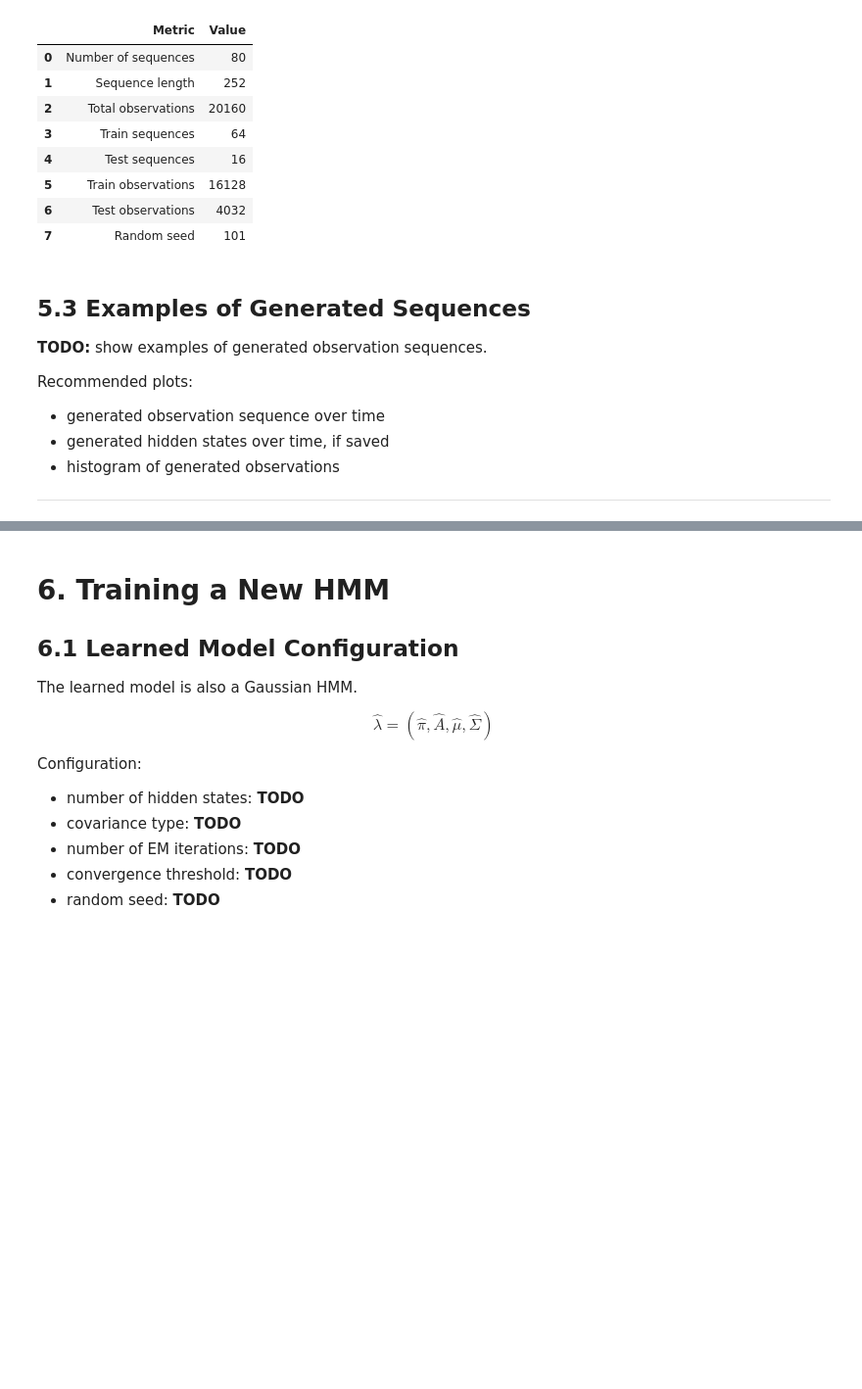
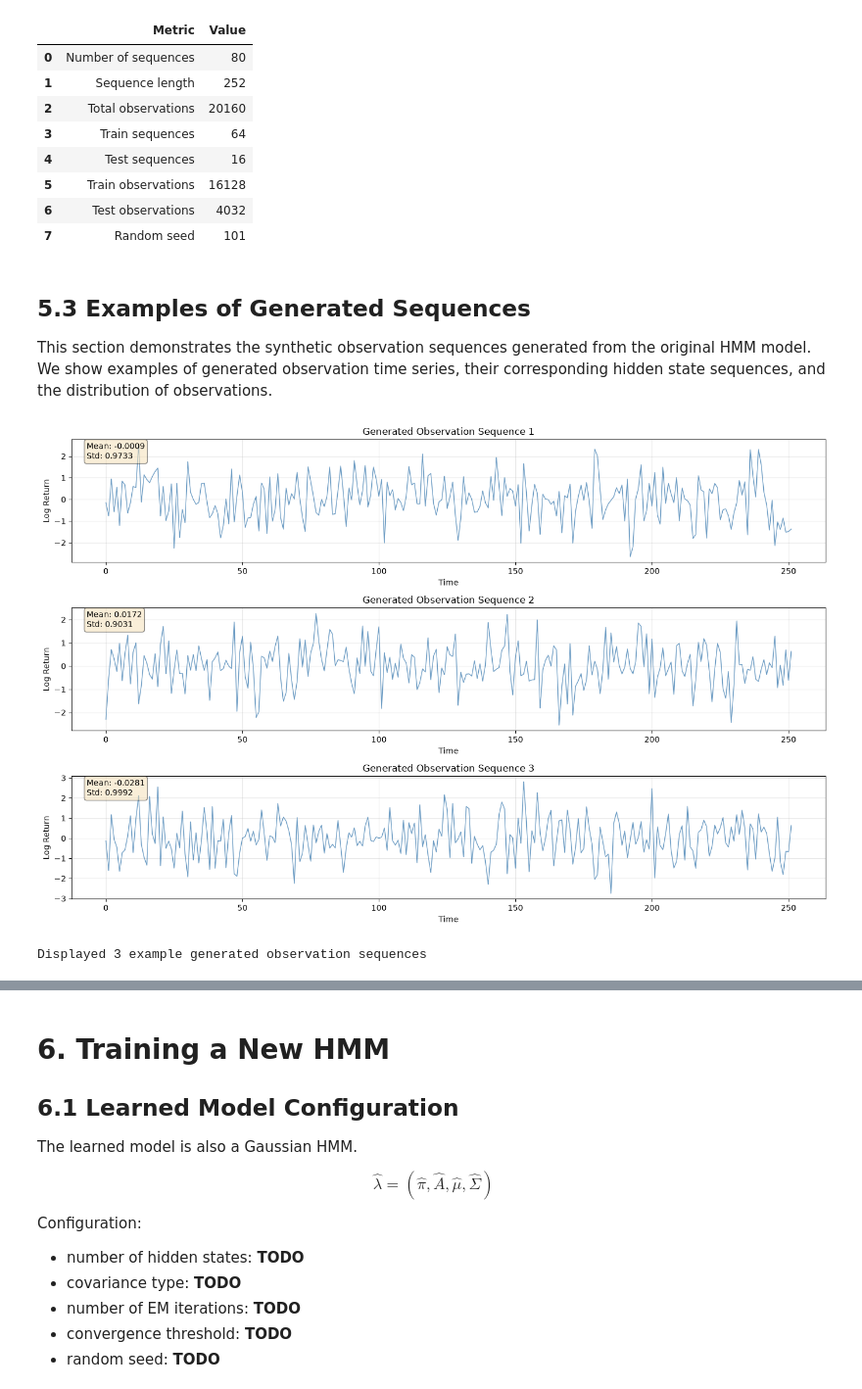
Before and after one commit to davidazimov069-maker/Advanced_Methods_in_ML, a Jupyter notebook: HMM_Project_DavidAndAviad.ipynb, the cells around one changed output, grey strips where cells are left out. Shown at 98% size. Saved outputs shown, nothing was run; the diff lists cells and outputs as text; code cells hidden in the pictures; blank space fills up the shorter version.

```diff
--- a/HMM_Project_DavidAndAviad.ipynb
+++ b/HMM_Project_DavidAndAviad.ipynb
@@ -1151,12 +1143,48 @@ generated_dataset_summary
 
 ## 5.3 Examples of Generated Sequences
 
-**TODO:** show examples of generated observation sequences.
-
-Recommended plots:
-
-* generated observation sequence over time
-* generated hidden states over time, if saved
-* histogram of generated observations
-
----
+This section demonstrates the synthetic observation sequences generated from the original HMM model. We show examples of generated observation time series, their corresponding hidden state sequences, and the distribution of observations.
+# %%
+# Example: Plot several generated observation sequences
+# Ensure required variables are defined (from synthetic sampling section)
+try:
+    synthetic_observations
+except NameError:
+    # Define variables if synthetic sampling cell wasn't run
+    SYNTHETIC_SEQUENCE_LENGTH = 252
+    N_SYNTHETIC_SEQUENCES = 80
+    # Create dummy data for visualization
+    print("Warning: Running visualization without synthetic data. Generate data first by running the sampling cell.")
+    synthetic_observations = np.random.randn(20160, 1)  # Dummy data
+    synthetic_hidden_states = np.random.randint(0, 2, 20160)
+
+num_examples = 3
+fig, axes = plt.subplots(num_examples, 1, figsize=(14, 3 * num_examples))
+
+for idx in range(num_examples):
+    seq_idx = idx  # Show first few sequences
+    start_idx = seq_idx * SYNTHETIC_SEQUENCE_LENGTH
+    end_idx = (seq_idx + 1) * SYNTHETIC_SEQUENCE_LENGTH
+
+    seq_data = synthetic_observations[start_idx:end_idx]
+
+    axes[idx].plot(seq_data, linewidth=1, color='steelblue', alpha=0.8)
+    axes[idx].set_title(f"Generated Observation Sequence {seq_idx + 1}")
+    axes[idx].set_xlabel("Time")
+    axes[idx].set_ylabel("Log Return")
+    axes[idx].grid(True, alpha=0.3)
+
+    # Add statistics to the plot
+    mean_val = np.mean(seq_data)
+    std_val = np.std(seq_data)
+    axes[idx].text(0.02, 0.98, f"Mean: {mean_val:.4f}\nStd: {std_val:.4f}",
+                  transform=axes[idx].transAxes, verticalalignment='top',
+                  bbox=dict(boxstyle='round', facecolor='wheat', alpha=0.5))
+
+plt.tight_layout()
+plt.show()
+
+print(f"Displayed {num_examples} example generated observation sequences")
+# %% [output]
+[figure, added]
+Displayed 3 example generated observation sequences
```
Also changed, not shown: parts of 5 cells of this notebook.
